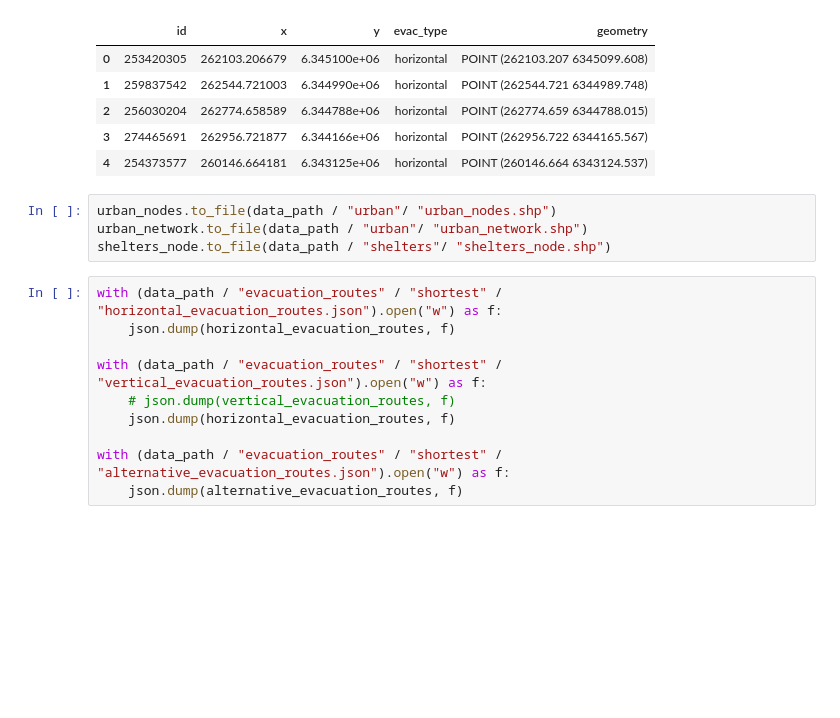
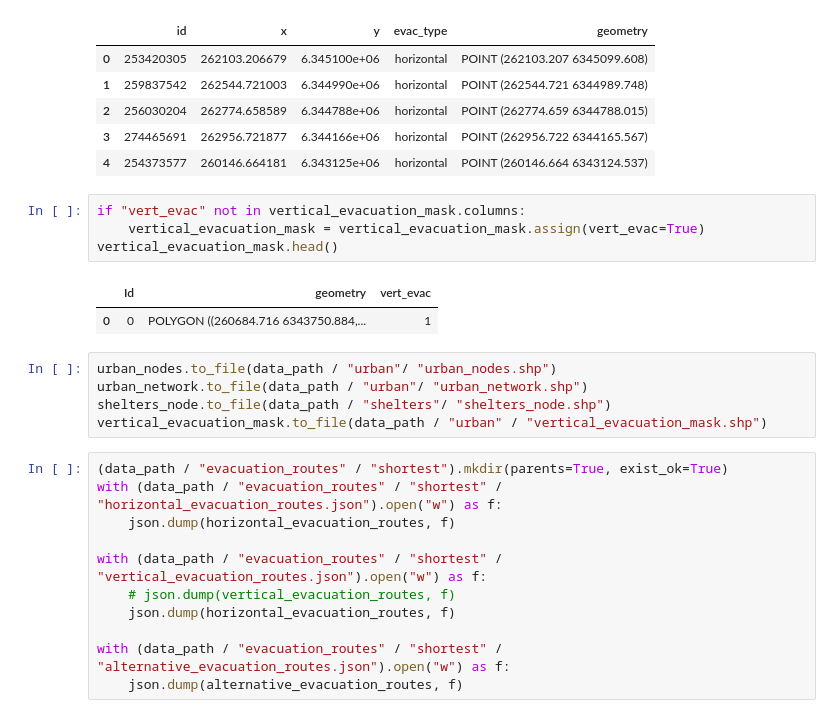
Before and after one commit to aoguedao/tsunami-vertical-evacuation, a Jupyter notebook: notebooks/preprocessing.ipynb, the cells around one changed output. Saved outputs shown, nothing was run; the diff lists cells and outputs as text; blank space fills up the shorter version.

```diff
--- a/notebooks/urban_processing.ipynb
+++ b/notebooks/preprocessing.ipynb
@@ -189,11 +221,20 @@ shelters_node.head()
 | 2 | 256030204 | 262774.658589 | 6.344788e+06 | horizontal | POINT (262774.659 6344788.015) |
 | 3 | 274465691 | 262956.721877 | 6.344166e+06 | horizontal | POINT (262956.722 6344165.567) |
 | 4 | 254373577 | 260146.664181 | 6.343125e+06 | horizontal | POINT (260146.664 6343124.537) |
+# %%
+if "vert_evac" not in vertical_evacuation_mask.columns:
+    vertical_evacuation_mask = vertical_evacuation_mask.assign(vert_evac=True)
+vertical_evacuation_mask.head()
+# %% [output]
+|  | Id | geometry | vert_evac |
+| 0 | 0 | POLYGON ((260684.716 6343750.884,... | 1 |
 # %%
 urban_nodes.to_file(data_path / "urban"/ "urban_nodes.shp")
 urban_network.to_file(data_path / "urban"/ "urban_network.shp")
 shelters_node.to_file(data_path / "shelters"/ "shelters_node.shp")
+vertical_evacuation_mask.to_file(data_path / "urban" / "vertical_evacuation_mask.shp")
 # %%
+(data_path / "evacuation_routes" / "shortest").mkdir(parents=True, exist_ok=True)
 with (data_path / "evacuation_routes" / "shortest" / "horizontal_evacuation_routes.json").open("w") as f:
     json.dump(horizontal_evacuation_routes, f)
 
```
Also changed, not shown: parts of 15 cells of this notebook, 2 other files.
